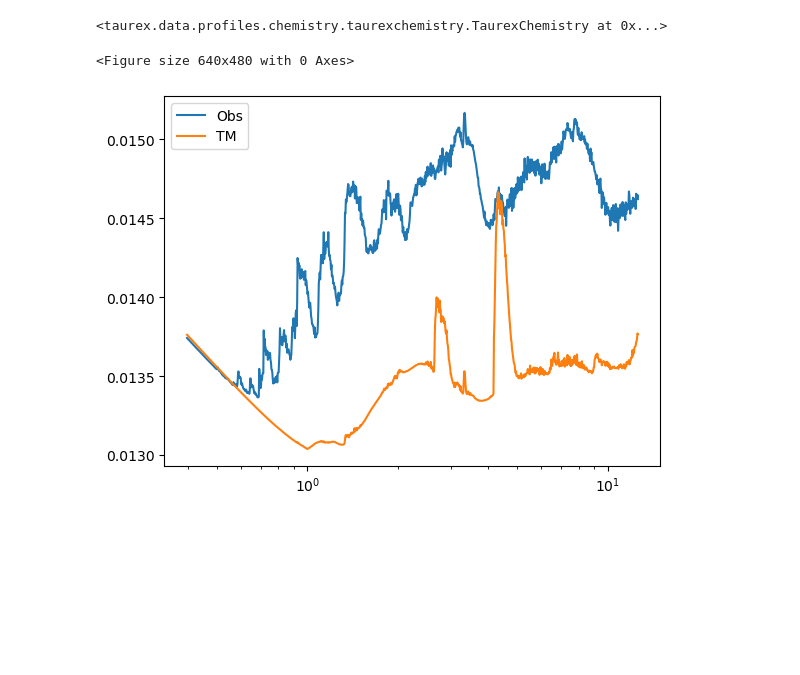
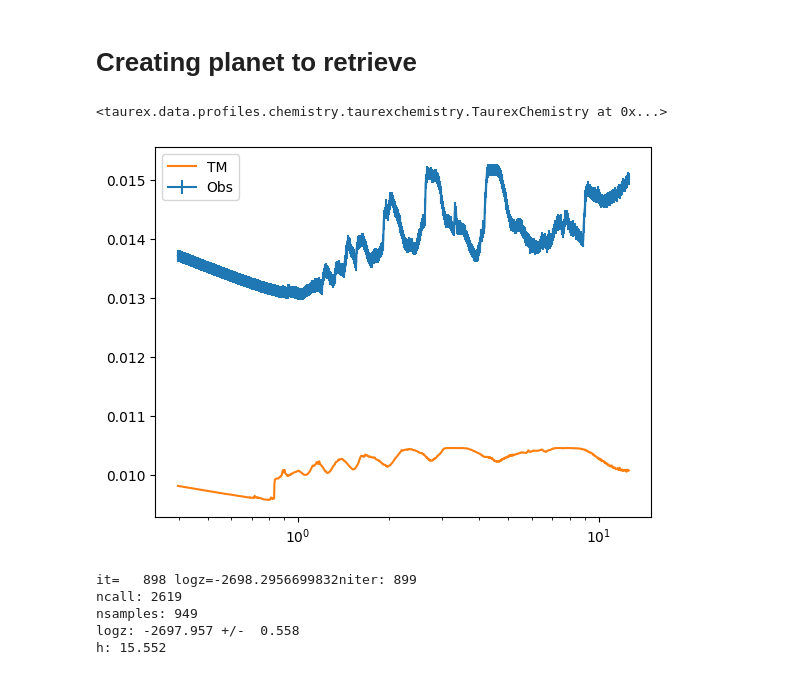
Before and after one commit to tiziano1590/comp_astro_24, a Jupyter notebook: assignment3/retrieval_WASP-62b.ipynb, the cells around one changed output. Cells and saved outputs as stored; diff of their text form; code cells hidden in the pictures; blank space fills up the shorter version.

```diff
--- a/assignment3/retrieval_WASP-62b.ipynb
+++ b/assignment3/retrieval_WASP-62b.ipynb
@@ -7,18 +16,11 @@ import sys
+# %% [markdown]
+# Creating planet to retrieve
 # %%
-import taurex.log
-taurex.log.disableLogging()
-from taurex.cache import OpacityCache,CIACache
-
-path_to_data = ''
-OpacityCache().clear_cache()
-OpacityCache().set_opacity_path(f"../atmosphere/xsecs")
-CIACache().set_cia_path(f"../atmosphere/cia/hitran")
-
 from taurex.temperature import Guillot2010
 guillot = Guillot2010(T_irr=1415.0)
 
 from taurex.planet import Planet
-planet = Planet(planet_radius=1.39,planet_mass=0.58)
+planet = Planet(planet_radius=1.2,planet_mass=0.8)
 
 from taurex.stellar import BlackbodyStar
 
@@ -62,27 +64,23 @@ tm.build()
 res = tm.model()
 
 from taurex.binning import FluxBinner,SimpleBinner
-binned_fig = plt.figure()
-
 #Make a logarithmic grid
 wngrid = np.sort(10000/np.logspace(-0.4,1.1,1000))
 bn = SimpleBinner(wngrid=wngrid)
 
 bin_wn, bin_rprs,_,_  = bn.bin_model(tm.model(wngrid=wngrid))
-# %% [output]
-<Figure size 640x480 with 0 Axes>
 # %%
 # we take the data of our simulated spectrum taking as error the square root of (Rp/Rs)^2 (Poisson error)
 from taurex.data.spectrum.observed import ObservedSpectrum
-obs = ObservedSpectrum(f'WASP_62b_assignment3_taskA_spectrum.dat')
+obs = ObservedSpectrum(f'WASP_62b_synthetic_spectrum.dat')
 # %%
 # now we make a binning and plot the spectrum:
 obin = obs.create_binner()
 plt.figure()
-plt.plot(obs.wavelengthGrid,obs.spectrum,label='Obs')
+plt.errorbar(obs.wavelengthGrid,obs.spectrum, obs.errorBar,label='Obs')
 plt.plot(obs.wavelengthGrid,obin.bin_model(tm.model(obs.wavenumberGrid))[1],label='TM')
 plt.xscale('log')
 plt.legend()
 plt.show()
 # %% [output]
-[figure, old version]
+[figure, new version]
@@ -88,0 +100,9 @@ plt.show()
+# %%
+solution = opt.fit()
+taurex.log.disableLogging()
+# %% [output]
+it=   898 logz=-2698.2956699832niter: 899
+ncall: 2619
+nsamples: 949
+logz: -2697.957 +/-  0.558
+h: 15.552
```
Also changed, not shown: parts of 6 cells of this notebook, 1 other file.
